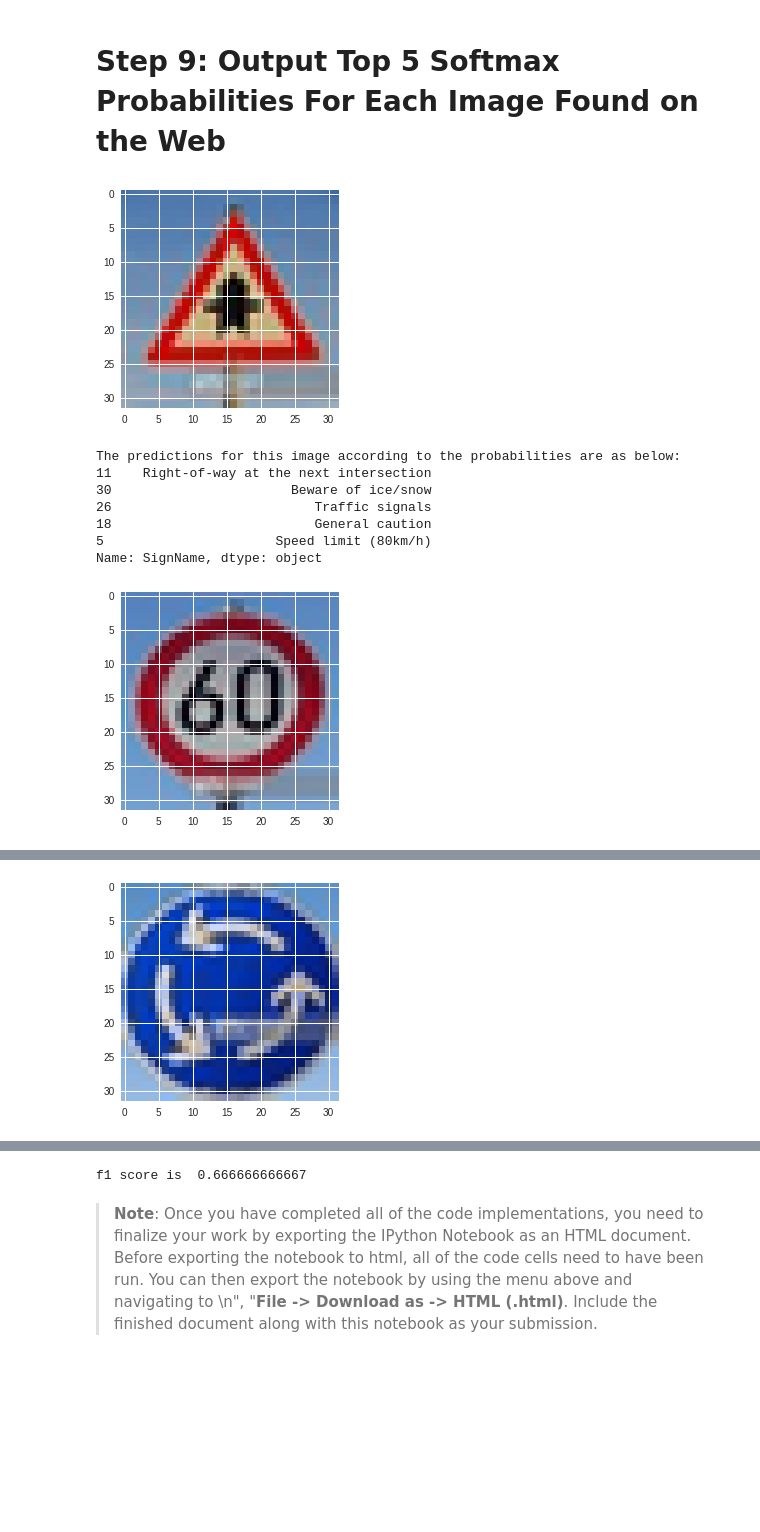
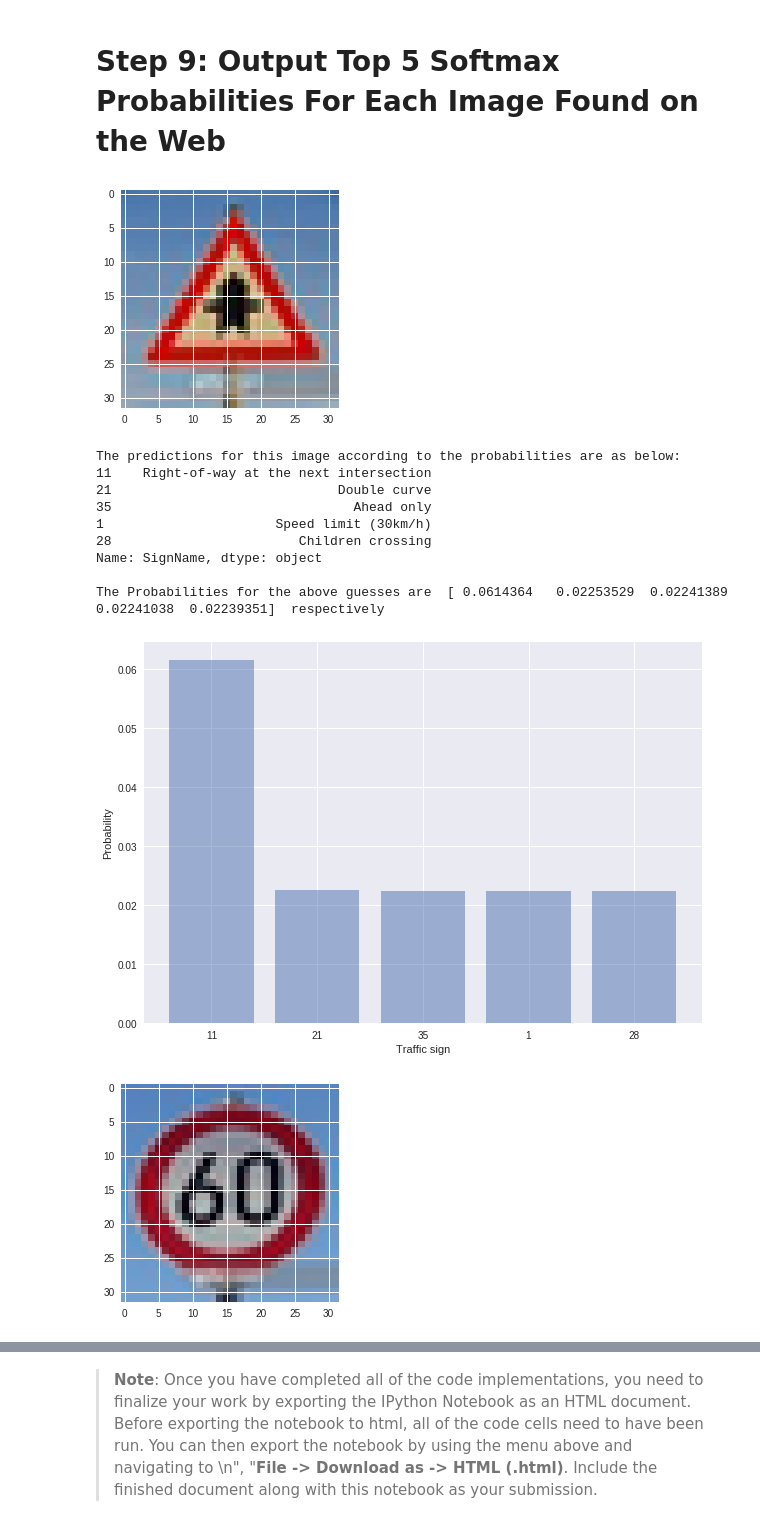
Before and after one commit to y3ksolver/CarND-trafficSignClassifier-P2, a Jupyter notebook: Traffic_Sign_Classifier.ipynb, the cells around one changed output, grey strips where cells are left out. Drawn from its saved outputs; the diff is of its cells as text; code cells hidden in the pictures; blank space fills up the shorter version.

Commit message:
softmax probabilities

```diff
--- a/Traffic_Sign_Classifier.ipynb
+++ b/Traffic_Sign_Classifier.ipynb
@@ -329,7 +329,7 @@ print(jupyter_data_dir())
 /home/x/.local/share/jupyter
 # %%
 import tensorflow as tf
-EPOCHS = 1000
+EPOCHS = 500
 BATCH_SIZE = 128
 # %%
 from tensorflow.contrib.layers import flatten
@@ -339,8 +339,10 @@ def LeNet(x):
     mu = 0
     sigma = 0.1
 
+
     #Convolution Layer 1 - Input (32,32,3)
     conv1_W = tf.Variable(tf.truncated_normal(shape=(4, 4, 3, 32), mean = mu, stddev = sigma))
+
     conv1_b = tf.Variable(tf.zeros(32))
     conv1   = tf.nn.conv2d(x, conv1_W, strides=[1, 1, 1, 1], padding='SAME') + conv1_b
 
@@ -401,7 +403,7 @@ def LeNet(x):
     fc3_W  = tf.Variable(tf.truncated_normal(shape=(256, 43), mean = mu, stddev = sigma))
     fc3_b  = tf.Variable(tf.zeros(43))
     logits = tf.matmul(fc2, fc3_W) + fc3_b
-
+    logits = tf.nn.l2_normalize(logits,[0,1])
     return logits
 # %%
 #features and labels
@@ -412,11 +414,13 @@ one_hot_y = tf.one_hot(y, 43)
 ## Train, Validate and Test the Model
 # %%
 #Training Pipeline
-rate = 0.0005
+rate = 0.001
 
 logits = LeNet(x)
 ##cross_entropy = tf.nn.softmax_cross_entropy_with_logits(logits, one_hot_y)
 cross_entropy = tf.nn.softmax_cross_entropy_with_logits(logits=logits,labels=one_hot_y)
+
+
 loss_operation = tf.reduce_mean(cross_entropy)
 optimizer = tf.train.AdamOptimizer(learning_rate = rate)
 training_operation = optimizer.minimize(loss_operation)
@@ -455,12 +459,12 @@ def evaluate(X_data, y_data):
 import datetime as dt
 trainingAccuracyList = []
 validationAccuracyList = []
+
 if (1):
     sess.run(tf.global_variables_initializer())
     num_examples = len(X_train)
     X_train, y_train = preprocess_dataset(X_train,y_train)
     X_valid, y_valid = preprocess_dataset(X_valid,y_valid)
-
     print("Training...")
     for i in range(EPOCHS):
         X_train, y_train = shuffle(X_train, y_train)
@@ -468,6 +472,7 @@ if (1):
             end = offset + BATCH_SIZE
             batch_x, batch_y = X_train[offset:end], y_train[offset:end]
             sess.run(training_operation, feed_dict={x: batch_x, y: batch_y})
+
         training_accuracy = evaluate(X_train[:10000],y_train[:10000])
         trainingAccuracyList.append(training_accuracy)
 
@@ -478,9 +483,6 @@ if (1):
         print("Training Accuracy = {:-3f}".format(training_accuracy))
 
         assert(len(X_valid)==len(y_valid))
-
-    saver.save(sess, '/home/x/Desktop/privateGit/CarND-Traffic-Sign-Classifier-Project/saveTemp/{}'.format(dt.datetime.now().time()))
-    print("Model saved")
 # %% [output]
 Training...
 EPOCH 1 ...
@@ -605,47 +607,67 @@ Accuracy of prediction on new Images:  80.0 %
 from sklearn.metrics import confusion_matrix, classification_report
 from sklearn.metrics import accuracy_score, f1_score, precision_score, recall_score, classification_report, confusion_matrix
 # %%
-def printTop5PredictionsForEachImage(image, indices):
-    for x in indices:
+def printTop5PredictionsForEachImage(image, indices, values):
+    #print("top 5 values:", top_5.indices)
+    index = 0
+    for x,y in zip(indices,values):
         plt.imshow(image)
         plt.show()
         print("The predictions for this image according to the probabilities are as below:")
-        print(signs.iloc[x]["SignName"])
-    print("\n\n")
+        signName = signs.loc[x]["SignName"]
+        print(signName)
+        index = index +1
 
-first  = sess.run(tf.nn.top_k(tf.constant(predIm1,tf.float64),k=5))
-second  = sess.run(tf.nn.top_k(tf.constant(predIm2,tf.float64),k=5))
-third  = sess.run(tf.nn.top_k(tf.constant(predIm3,tf.float64),k=5))
-fourth  = sess.run(tf.nn.top_k(tf.constant(predIm4,tf.float64),k=5))
-fifth  = sess.run(tf.nn.top_k(tf.constant(predIm5,tf.float64),k=5))
+    y_pos = np.arange(5)
 
-printTop5PredictionsForEachImage(im1, first.indices)
-printTop5PredictionsForEachImage(im2, second.indices)
-printTop5PredictionsForEachImage(im3, third.indices)
-printTop5PredictionsForEachImage(im4, fourth.indices)
-printTop5PredictionsForEachImage(im5, fifth.indices)
+    print ("\nThe Probabilities for the above guesses are ", values[0], " respectively")
+    plt.figure(figsize=(10,7))
+    plt.bar(y_pos, values[0], align='center', alpha=0.5)
+    plt.xticks(y_pos, indices[0])
+    plt.ylabel('Probability')
+    plt.xlabel('Traffic sign')
+    plt.show()
+
+
+    print("\n\n\n")
+
+first  = sess.run(tf.nn.top_k(tf.nn.softmax(logits),k=5),feed_dict={x:[im1]})
+second  = sess.run(tf.nn.top_k(tf.nn.softmax(logits),k=5),feed_dict={x:[im2]})
+third  = sess.run(tf.nn.top_k(tf.nn.softmax(logits),k=5),feed_dict={x:[im3]})
+four  = sess.run(tf.nn.top_k(tf.nn.softmax(logits),k=5),feed_dict={x:[im4]})
+five  = sess.run(tf.nn.top_k(tf.nn.softmax(logits),k=5),feed_dict={x:[im5]})
+
+
+printTop5PredictionsForEachImage(im1, first.indices, ny.array(first.values))
+printTop5PredictionsForEachImage(im2, second.indices, ny.array(second.values))
+printTop5PredictionsForEachImage(im3, third.indices, ny.array(third.values))
+printTop5PredictionsForEachImage(im4, fourth.indices, ny.array(fourth.values))
+printTop5PredictionsForEachImage(im5, fifth.indices, ny.array(fifth.values))
 
 y=ny.array(y_CorrectLabel)
 p=ny.array(pred)
 
 ny.array(y_CorrectLabel)
 ny.array(pred)
-conf = confusion_matrix(y_CorrectLabel, pred  )
+conf = confusion_matrix(y_CorrectLabel, pred )
 
 
 sns.heatmap(conf)
 plt.show()
 print("\nf1 score is ", f1_score(y_CorrectLabel, pred, average="macro"))
 #print("Precision is ", precision_score(y_CorrectLabel, pred, average="macro"))
 #print("Recall is ", recall_score(y_CorrectLabel, pred, average="macro"))
 # %% [output]
 [figure]
 The predictions for this image according to the probabilities are as below:
 11    Right-of-way at the next intersection
-30                       Beware of ice/snow
-26                          Traffic signals
-18                          General caution
-5                      Speed limit (80km/h)
+21                             Double curve
+35                               Ahead only
+1                      Speed limit (30km/h)
+28                        Children crossing
 Name: SignName, dtype: object
+
+The Probabilities for the above guesses are  [ 0.0614364   0.02253529  0.02241389  0.02241038  0.02239351]  respectively
-[figure, old version]
+[figure, new version]
+[figure, new version]
 The predictions for this image according to the probabilities are as below:
@@ -658 +681,0 @@ Name: SignName, dtype: object
-[figure, old version]
@@ -683,4 +706,3 @@ Name: SignName, dtype: object
-f1 score is  0.666666666667
 # %% [markdown]
 > **Note**: Once you have completed all of the code implementations, you need to finalize your work by exporting the IPython Notebook as an HTML document. Before exporting the notebook to html, all of the code cells need to have been run. You can then export the notebook by using the menu above and navigating to  \n",
     "**File -> Download as -> HTML (.html)**. Include the finished document along with this notebook as your submission.
```
Also changed, not shown: parts of 10 cells of this notebook.
